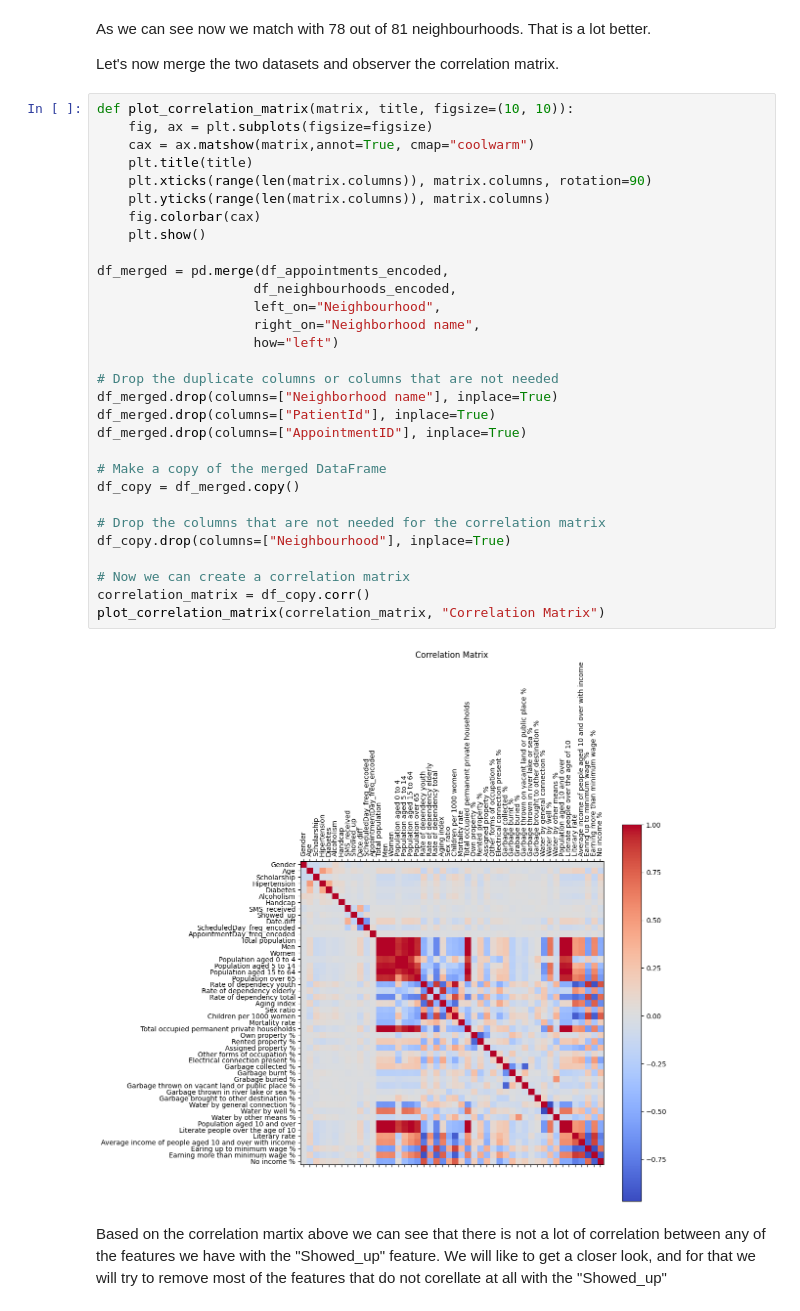
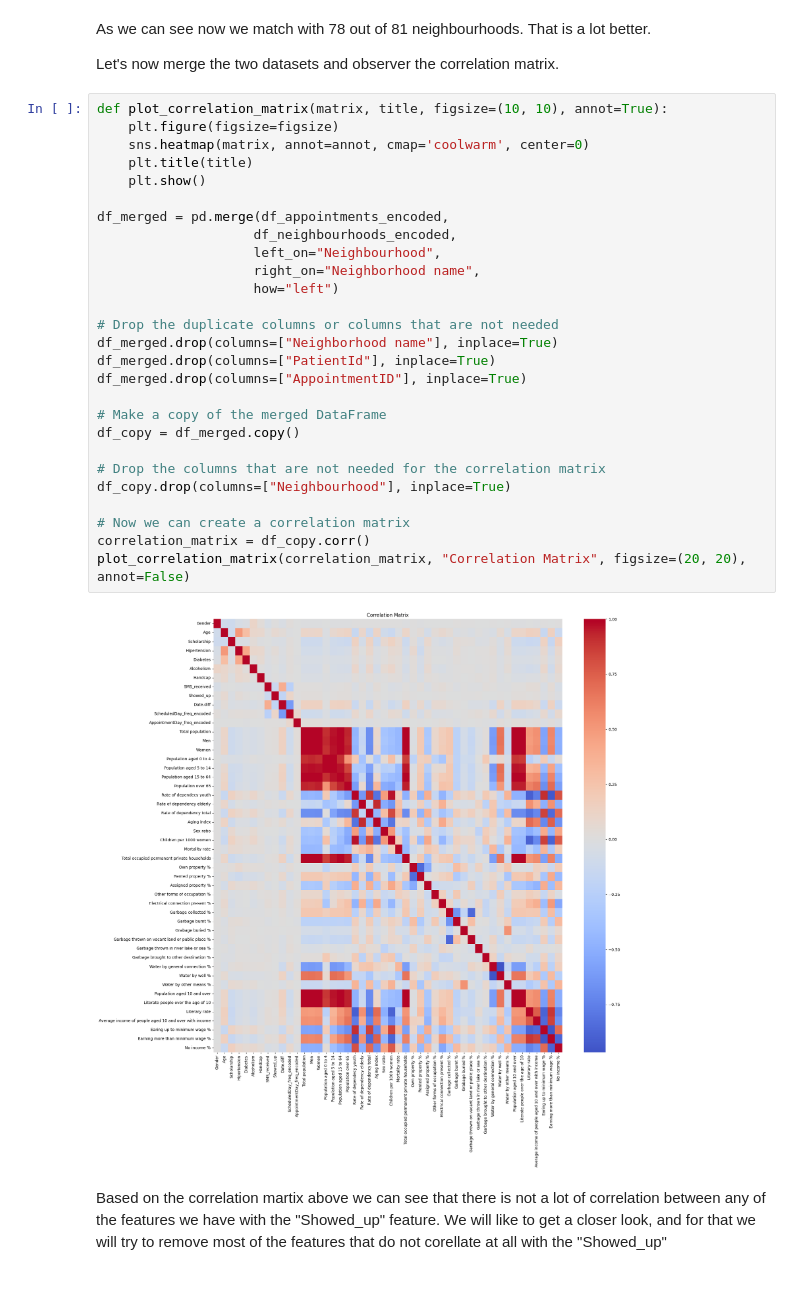
Before and after one commit to dragoselul/MAL1, a Jupyter notebook: Assignment-7/7.Final Assignment.ipynb, the cells around one changed output. Saved outputs shown, nothing was run; the diff lists cells and outputs as text.

```diff
--- a/Assignment-7/7.Final Assignment.ipynb
+++ b/Assignment-7/7.Final Assignment.ipynb
@@ -417,37 +416,34 @@ As we can see now we match with 78 out of 81 neighbourhoods. That is a lot bette
 
 Let's now merge the two datasets and observer the correlation matrix.
 # %%
-def plot_correlation_matrix(matrix, title, figsize=(10, 10)):
-    fig, ax = plt.subplots(figsize=figsize)
-    cax = ax.matshow(matrix,annot=True, cmap="coolwarm")
+def plot_correlation_matrix(matrix, title, figsize=(10, 10), annot=True):
+    plt.figure(figsize=figsize)
+    sns.heatmap(matrix, annot=annot, cmap='coolwarm', center=0)
     plt.title(title)
-    plt.xticks(range(len(matrix.columns)), matrix.columns, rotation=90)
-    plt.yticks(range(len(matrix.columns)), matrix.columns)
-    fig.colorbar(cax)
     plt.show()
 
 df_merged = pd.merge(df_appointments_encoded,
                     df_neighbourhoods_encoded,
                     left_on="Neighbourhood",
                     right_on="Neighborhood name",
                     how="left")
 
 # Drop the duplicate columns or columns that are not needed
 df_merged.drop(columns=["Neighborhood name"], inplace=True)
 df_merged.drop(columns=["PatientId"], inplace=True)
 df_merged.drop(columns=["AppointmentID"], inplace=True)
 
 # Make a copy of the merged DataFrame
 df_copy = df_merged.copy()
 
 # Drop the columns that are not needed for the correlation matrix
 df_copy.drop(columns=["Neighbourhood"], inplace=True)
 
 # Now we can create a correlation matrix
 correlation_matrix = df_copy.corr()
-plot_correlation_matrix(correlation_matrix, "Correlation Matrix")
+plot_correlation_matrix(correlation_matrix, "Correlation Matrix", figsize=(20, 20), annot=False)
 # %% [output]
-[figure, old version]
+[figure, new version]
 # %% [markdown]
 Based on the correlation martix above we can see that there is not a lot of correlation between any of the features we have with the "Showed_up" feature. We will like to get a closer look, and for that we will try to remove most of the features that do not corellate at all with the "Showed_up"
 # %%
```
Also changed, not shown: parts of 6 cells of this notebook.
